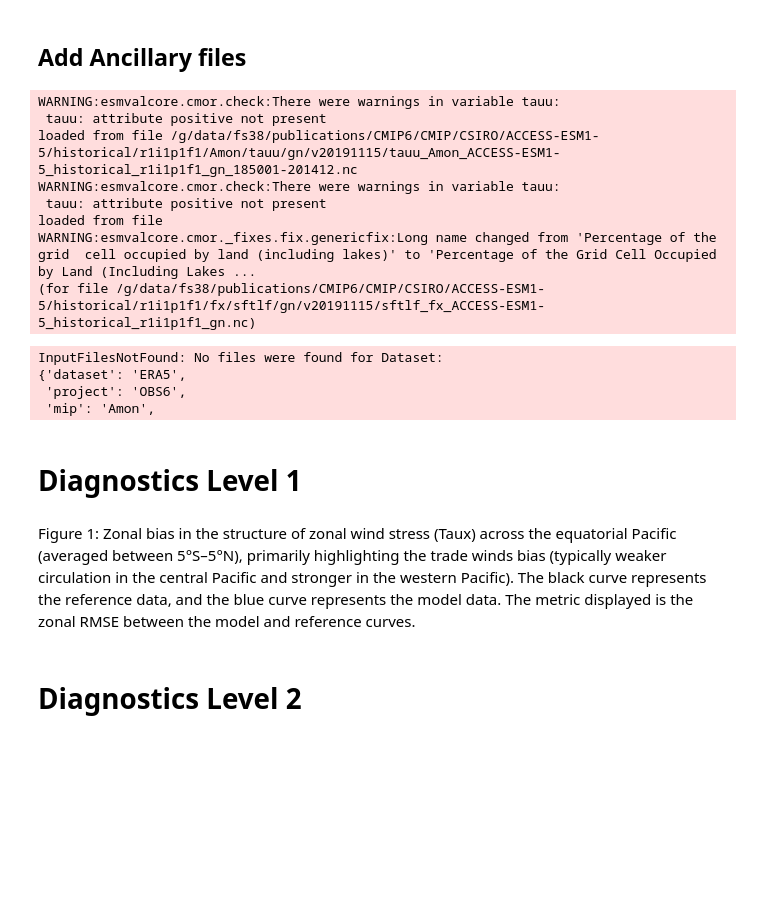
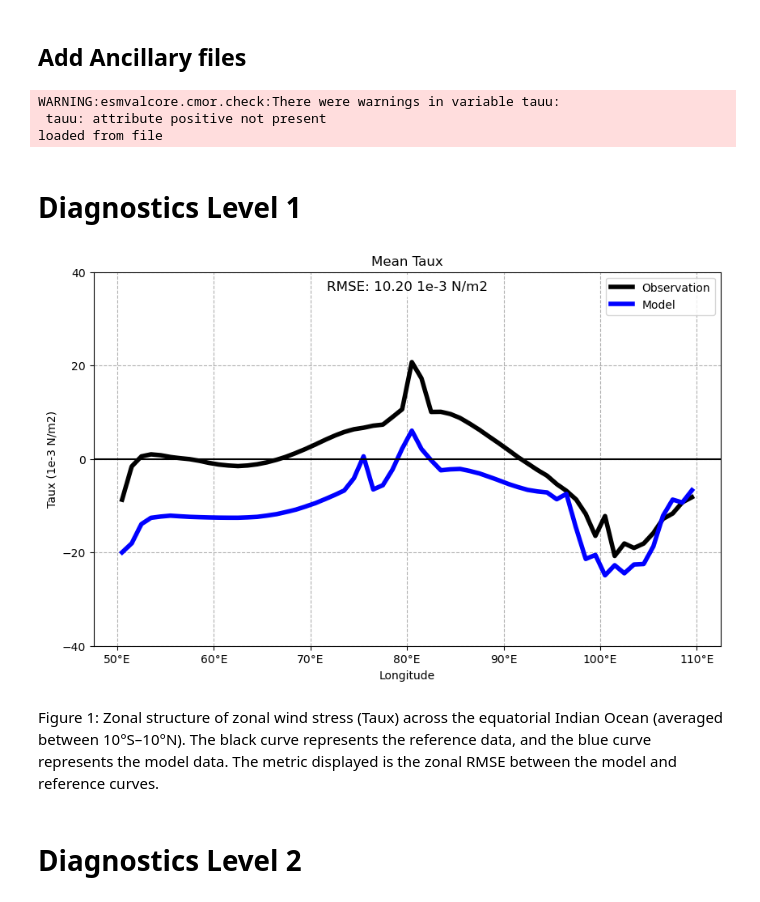
Before and after one commit to ACCESS-NRI/ACCESS-ENSO-recipes, a Jupyter notebook: eq_IO_Taux_bias.ipynb, the cells around one changed output. Drawn from its saved outputs; the diff is of its cells as text; code cells hidden in the pictures; blank space fills up the shorter version.

Commit message:
Updated and checked IO indices

```diff
--- a/eq_IO_Taux_bias.ipynb
+++ b/eq_IO_Taux_bias.ipynb
@@ -47,24 +73,15 @@ model_datasets = {
 )}
 
 obs_datasets = {
- "ERA5":
+ "ERA-Interim":
      Dataset(
      short_name='tauu',
-     dataset='ERA5',
+     dataset='ERA-Interim',
      mip="Amon",
      project='OBS6',
      type='reanaly',
      timerange="19790101/20190101",
-     tier=3),
-# "NOAA-CIRES-20CR-V2":
-#     Dataset(
-#     short_name='tauu',
-#     dataset='NOAA-CIRES-20CR-V2',
-#     mip="Amon",
-#     project='OBS6',
-#     type='reanaly',
-#     timerange="187101/201212",
-#     tier=2),
+     tier=3)
 }
 # %% [markdown]
 ## Add Ancillary files
@@ -76,18 +93,9 @@ for name, dataset in model_datasets.items():
 model_datasets = {name: dataset.load() for name, dataset in model_datasets.items()}
 obs_datasets = {name: dataset.load() for name, dataset in obs_datasets.items()}
 # %% [output]
-WARNING:esmvalcore.cmor.check:There were warnings in variable tauu:
- tauu: attribute positive not present
-loaded from file /g/data/fs38/publications/CMIP6/CMIP/CSIRO/ACCESS-ESM1-5/historical/r1i1p1f1/Amon/tauu/gn/v20191115/tauu_Amon_ACCESS-ESM1-5_historical_r1i1p1f1_gn_185001-201412.nc
 WARNING:esmvalcore.cmor.check:There were warnings in variable tauu:
  tauu: attribute positive not present
 loaded from file
-WARNING:esmvalcore.cmor._fixes.fix.genericfix:Long name changed from 'Percentage of the grid  cell occupied by land (including lakes)' to 'Percentage of the Grid Cell Occupied by Land (Including Lakes ...
-(for file /g/data/fs38/publications/CMIP6/CMIP/CSIRO/ACCESS-ESM1-5/historical/r1i1p1f1/fx/sftlf/gn/v20191115/sftlf_fx_ACCESS-ESM1-5_historical_r1i1p1f1_gn.nc)
-InputFilesNotFound: No files were found for Dataset:
-{'dataset': 'ERA5',
- 'project': 'OBS6',
- 'mip': 'Amon',
 # %%
 from esmvalcore.preprocessor import annual_statistics
 from esmvalcore.preprocessor import climate_statistics
@@ -99,23 +107,23 @@ from esmvalcore.preprocessor import axis_statistics
 from esmvalcore.preprocessor import mask_landsea
 # %%
 def prepoc1(cube):
-    nino3_ep_region = {"start_longitude": 50., "end_longitude": 110., "start_latitude": -10., "end_latitude": 10.}
+    equatorial_indian_region = {"start_longitude": 50., "end_longitude": 110., "start_latitude": -10., "end_latitude": 10.}
     cube = extract_time(cube, start_year=1979, start_month=1, start_day=1, end_year=2014, end_month=12, end_day=31)
     cube = mask_landsea(cube, mask_out="land")
     cube = climate_statistics(cube, operator="mean", period="full")
     cube = regrid(cube, target_grid="1x1", scheme="linear")
-    cube = extract_region(cube, **nino3_ep_region)
+    cube = extract_region(cube, **equatorial_indian_region)
     cube = axis_statistics(cube, operator="mean", axis="y")
     cube = convert_units(cube, units="1e-3 N/m2")
     return cube
 
 def prepoc2(cube):
-    nino3_latext_region = {"start_longitude": 50., "end_longitude": 110., "start_latitude": -25., "end_latitude": 25.}
+    equatorial_indian_latext_region = {"start_longitude": 50., "end_longitude": 110., "start_latitude": -25., "end_latitude": 25.}
     cube = extract_time(cube, start_year=1979, start_month=1, start_day=1, end_year=2014, end_month=12, end_day=31)
     cube = mask_landsea(cube, mask_out="land")
     cube = climate_statistics(cube, operator="mean", period="full")
     cube = regrid(cube, target_grid="1x1", scheme="linear")
-    cube = extract_region(cube, **nino3_latext_region)
+    cube = extract_region(cube, **equatorial_indian_latext_region)
     cube = convert_units(cube, units="1e-3 N/m2")
     return cube
 # %%
@@ -146,35 +154,37 @@ plt.figure(figsize=(10, 6))
 obs_data = obs_datasets_prep1["ERA-Interim"]
 model_data = model_datasets_prep1["ACCESS-ESM1-5"]
 
 # Plot observation data in black
 qplt.plot(obs_data, color='black', label='Observation', linewidth=4)
 
 # Plot model data in blue
 qplt.plot(model_data, color='blue', label='Model', linewidth=4)
 
 rmse = np.sqrt(np.mean((obs_data.data - model_data.data) ** 2))
 
 # Adding labels and title
 plt.xlabel('Longitude')
 plt.ylabel('Taux (1e-3 N/m2)')
 plt.title('Mean Taux')
 plt.grid(linestyle='--')
-plt.yticks(np.arange(-60,21, step=20))
+plt.yticks(np.arange(-40,41, step=20))
 plt.axhline(y=0, color='black')
 
 # Adding RMSE text on top of the plot
 plt.text(0.5, 0.95, f'RMSE: {rmse:.2f} 1e-3 N/m2', fontsize=12, ha='center', transform=plt.gca().transAxes,
          bbox=dict(facecolor='white', alpha=0.8, edgecolor='none'))
 
 # Setting custom x-axis formatter
 plt.gca().xaxis.set_major_formatter(plt.FuncFormatter(format_longitude))
 
 # Adding a legend
 plt.legend()
 
 # Display the plot
 plt.show()
+# %% [output]
+[figure, added]
 # %% [markdown]
-Figure 1: Zonal bias in the structure of zonal wind stress (Taux) across the equatorial Pacific (averaged between 5°S–5°N), primarily highlighting the trade winds bias (typically weaker circulation in the central Pacific and stronger in the western Pacific). The black curve represents the reference data, and the blue curve represents the model data. The metric displayed is the zonal RMSE between the model and reference curves.
+Figure 1: Zonal structure of zonal wind stress (Taux) across the equatorial Indian Ocean (averaged between 10°S–10°N). The black curve represents the reference data, and the blue curve represents the model data. The metric displayed is the zonal RMSE between the model and reference curves.
 # %% [markdown]
 # Diagnostics Level 2
```
Also changed, not shown: parts of 4 cells of this notebook, 4 other files.
